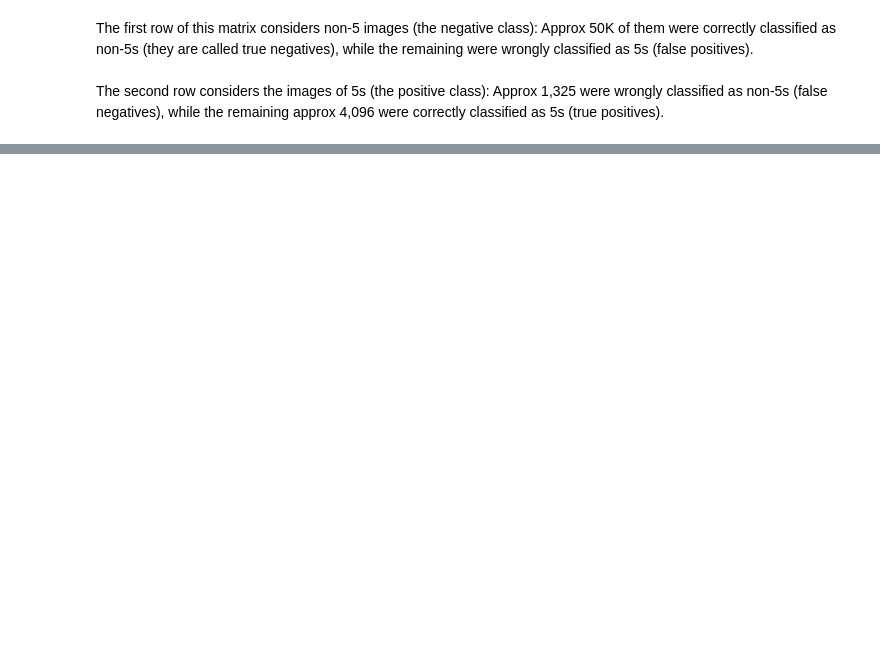
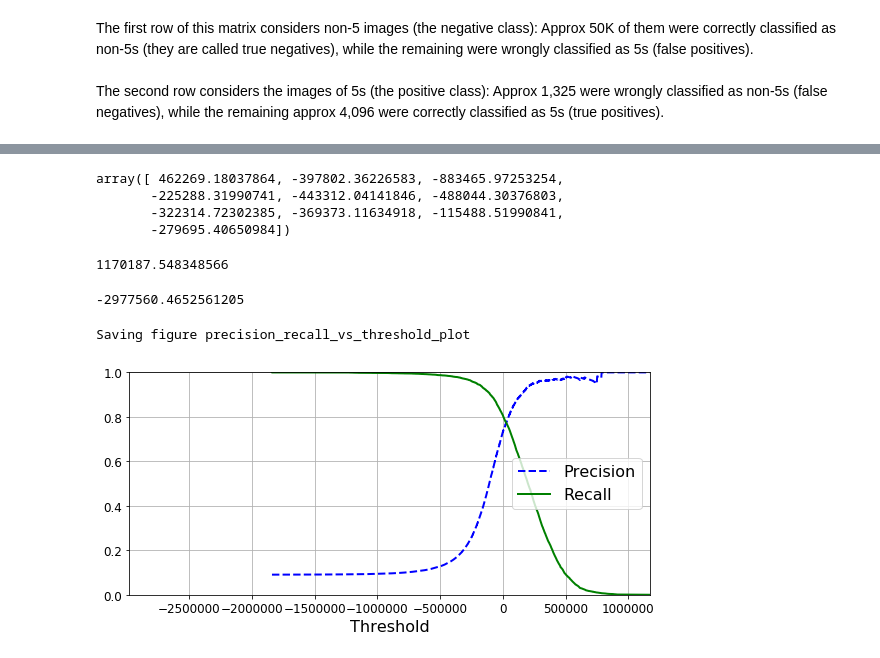
Before and after one commit to oonisim/Jupyter-Notebok, a Jupyter notebook: model_performance_mertrics.ipynb, the cells around one changed output, grey strips where cells are left out. Saved outputs shown, nothing was run; the diff lists cells and outputs as text; code cells hidden in the pictures; blank space fills up the shorter version.

Commit message:
Precision/Recall Trade off

```diff
--- a/model_performance_mertrics.ipynb
+++ b/model_performance_mertrics.ipynb
@@ -232,0 +248,45 @@ For mining, if exploration of a potential mine site is predicted profitable but
+# %%
+# For SGDClassifier method,
+# https://scikit-learn.org/stable/modules/generated/sklearn.linear_model.SGDClassifier.html
+# - predict: Predict class labels for samples
+# - decision_function: Predict confidence scores for samples
+y_scores = cross_val_predict(
+    sgd,
+    X_train,
+    y_train_5,
+    cv=3,
+    method="decision_function" # Depends on the classifier
+)
+# %% [output]
+array([ 462269.18037864, -397802.36226583, -883465.97253254,
+       -225288.31990741, -443312.04141846, -488044.30376803,
+       -322314.72302385, -369373.11634918, -115488.51990841,
+       -279695.40650984])
+# %%
+np.max(y_scores)
+# %% [output]
+1170187.548348566
+# %%
+np.min(y_scores)
+# %% [output]
+-2977560.4652561205
+# %%
+from sklearn.metrics import precision_recall_curve
+precisions, recalls, thresholds = precision_recall_curve(y_train_5, y_scores)
+# %%
+def plot_precision_recall_vs_threshold(precisions, recalls, thresholds):
+    plt.plot(thresholds, precisions[:-1], "b--", label="Precision", linewidth=2)
+    plt.plot(thresholds, recalls[:-1], "g-", label="Recall", linewidth=2)
+    plt.legend(loc="center right", fontsize=16) # Not shown in the book
+    plt.xlabel("Threshold", fontsize=16)        # Not shown
+    plt.grid(True)                              # Not shown
+    plt.axis([np.min(y_scores), np.max(y_scores), 0, 1])             # Not shown
+# %%
+plt.figure(figsize=(8, 4))                      # Not shown
+plot_precision_recall_vs_threshold(precisions, recalls, thresholds)
+
+save_fig("precision_recall_vs_threshold_plot")  # Not shown
+plt.show()
+# %% [output]
+Saving figure precision_recall_vs_threshold_plot
+[figure, added]
```
Also changed, not shown: parts of 12 cells of this notebook.
